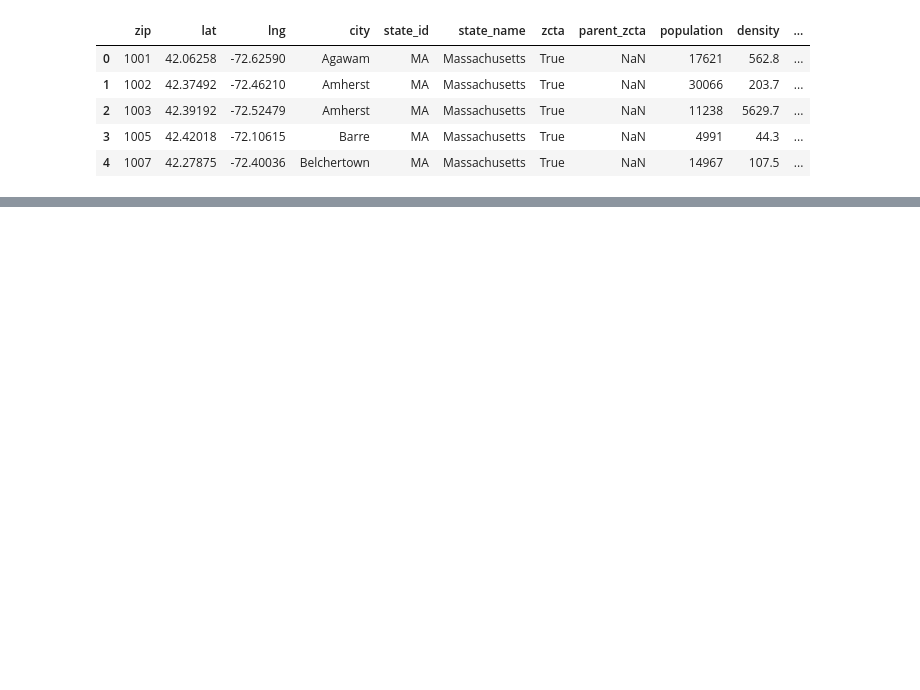
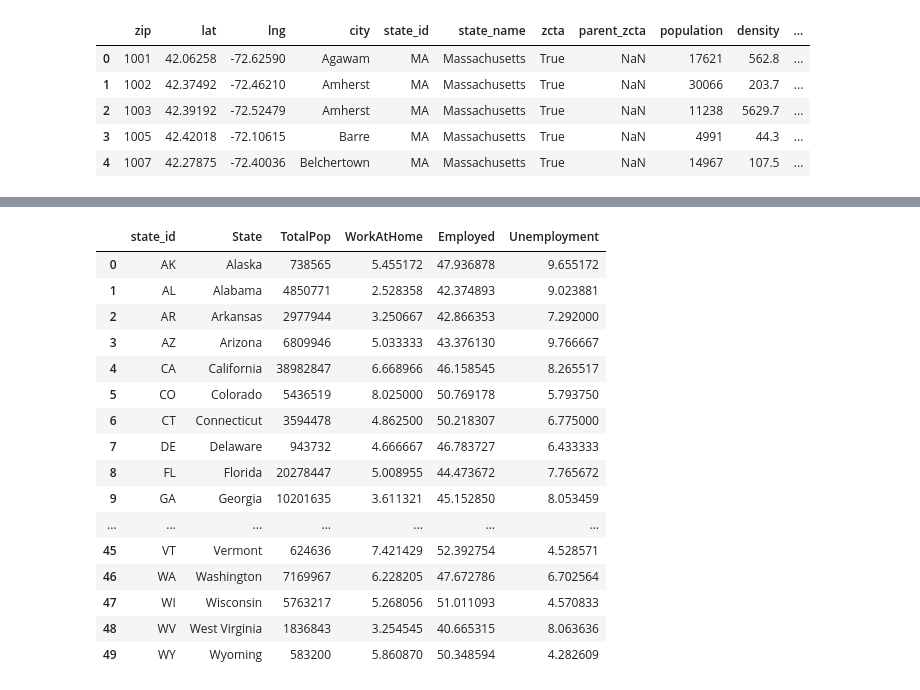
Before and after one commit to sk1990/Project_1_starbucks, a Jupyter notebook: Starbucks_Project_Analysis.ipynb, the cells around one changed output, grey strips where cells are left out. Drawn from its saved outputs; the diff is of its cells as text; code cells hidden in the pictures; blank space fills up the shorter version.

```diff
--- a/Starbucks_Project_Analysis.ipynb
+++ b/Starbucks_Project_Analysis.ipynb
@@ -14,0 +15,12 @@ clean_df_1 = df_1[["State", "TotalPop", "WorkAtHome", "Employed","Unemployment"]
+# %%
+clean_df_1 = df_1[["State", "TotalPop", "WorkAtHome", "Employed","Unemployment"]].copy()
+GrBy_Sum = clean_df_1.groupby("State").sum()
+Avg_By = clean_df_1.groupby("State").mean()
+
+clean_df_1 = pd.DataFrame({
+    "TotalPop" : GrBy_Sum["TotalPop"],
+    "WorkAtHome" : Avg_By["WorkAtHome"],
+    "Employed" : (GrBy_Sum["Employed"] / GrBy_Sum["TotalPop"])*100,
+    "Unemployment" : Avg_By["Unemployment"],
+}).reset_index()
+clean_df_1
@@ -74,0 +112,21 @@ merge_df
+# %%
+merge_df = state_df.merge(clean_df_1, on="State", how="left")
+merge_df
+# %% [output]
+|  | state_id | State | TotalPop | WorkAtHome | Employed | Unemployment |
+| 0 | AK | Alaska | 738565 | 5.455172 | 47.936878 | 9.655172 |
+| 1 | AL | Alabama | 4850771 | 2.528358 | 42.374893 | 9.023881 |
+| 2 | AR | Arkansas | 2977944 | 3.250667 | 42.866353 | 7.292000 |
+| 3 | AZ | Arizona | 6809946 | 5.033333 | 43.376130 | 9.766667 |
+| 4 | CA | California | 38982847 | 6.668966 | 46.158545 | 8.265517 |
+| 5 | CO | Colorado | 5436519 | 8.025000 | 50.769178 | 5.793750 |
+| 6 | CT | Connecticut | 3594478 | 4.862500 | 50.218307 | 6.775000 |
+| 7 | DE | Delaware | 943732 | 4.666667 | 46.783727 | 6.433333 |
+| 8 | FL | Florida | 20278447 | 5.008955 | 44.473672 | 7.765672 |
+| 9 | GA | Georgia | 10201635 | 3.611321 | 45.152850 | 8.053459 |
+| ... | ... | ... | ... | ... | ... | ... |
+| 45 | VT | Vermont | 624636 | 7.421429 | 52.392754 | 4.528571 |
+| 46 | WA | Washington | 7169967 | 6.228205 | 47.672786 | 6.702564 |
+| 47 | WI | Wisconsin | 5763217 | 5.268056 | 51.011093 | 4.570833 |
+| 48 | WV | West Virginia | 1836843 | 3.254545 | 40.665315 | 8.063636 |
+| 49 | WY | Wyoming | 583200 | 5.860870 | 50.348594 | 4.282609 |
```
Also changed, not shown: parts of 11 cells of this notebook.
